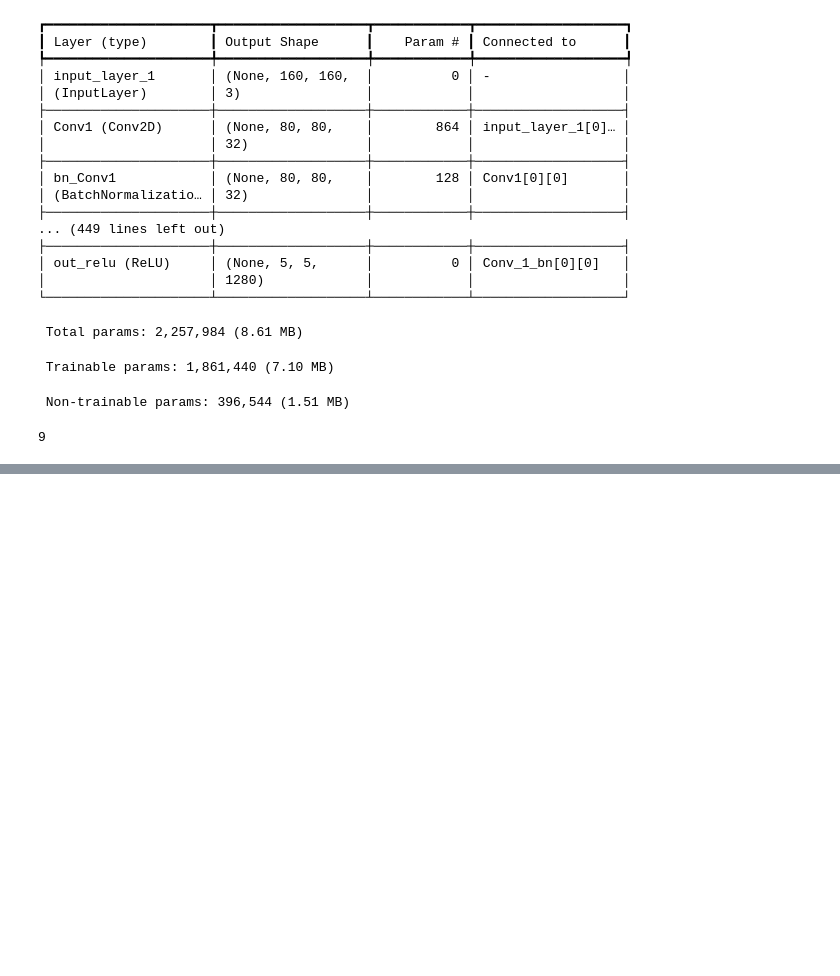
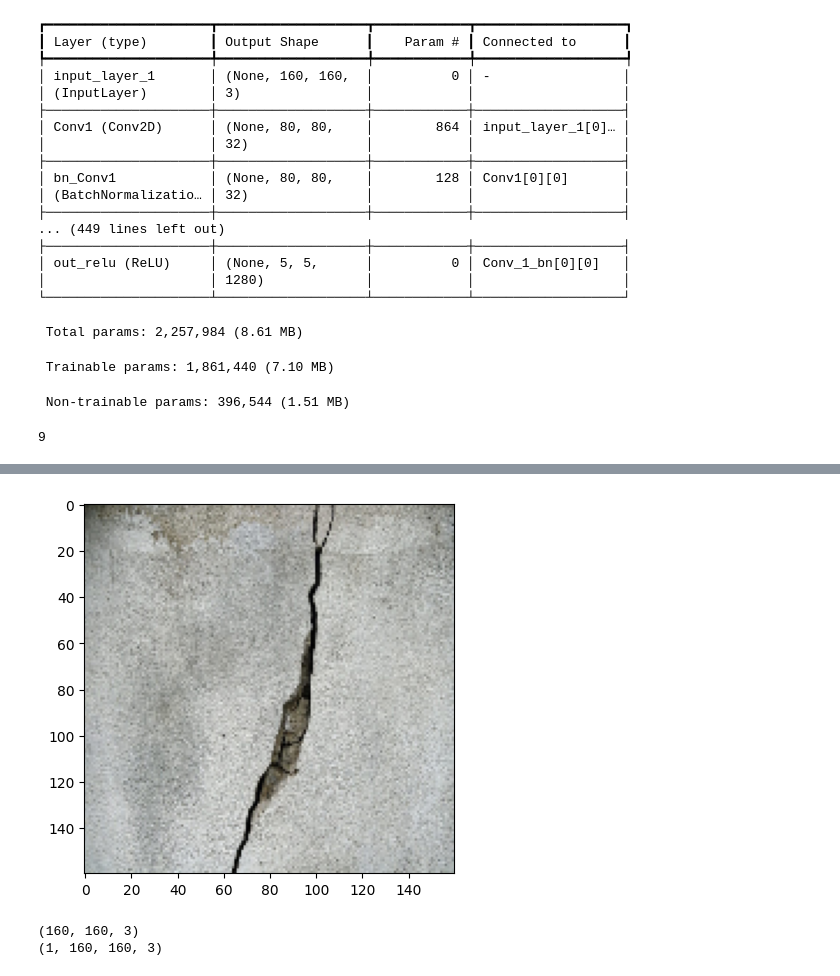
Before and after one commit to MuhdAhnaf-dot/Capstone3, a Jupyter notebook: Code3.ipynb, the cells around one changed output, grey strips where cells are left out. Cells and saved outputs as stored; diff of their text form; code cells hidden in the pictures; blank space fills up the shorter version.

```diff
--- a/Code3.ipynb
+++ b/Code3.ipynb
@@ -314,13 +321,17 @@ plt.show()
 # %%
 # Use the model to predict with a random image
-img = cv2.imread(filename="cat_sample.jpg")
+img = cv2.imread(filename="concrete.jpg")
 img = cv2.cvtColor(img,code=cv2.COLOR_BGR2RGB)
 img = cv2.resize(img,dsize=(160,160))
 plt.imshow(img)
 plt.show()
 print(img.shape)
 img = np.expand_dims(img,axis=0)
 print(img.shape)
+# %% [output]
+[figure, added]
+(160, 160, 3)
+(1, 160, 160, 3)
 # %%
 prediction = model.predict(img)
 class_names[np.argmax(prediction,axis=1)[0]]
```
Also changed, not shown: parts of 17 cells of this notebook, 1 other file.
